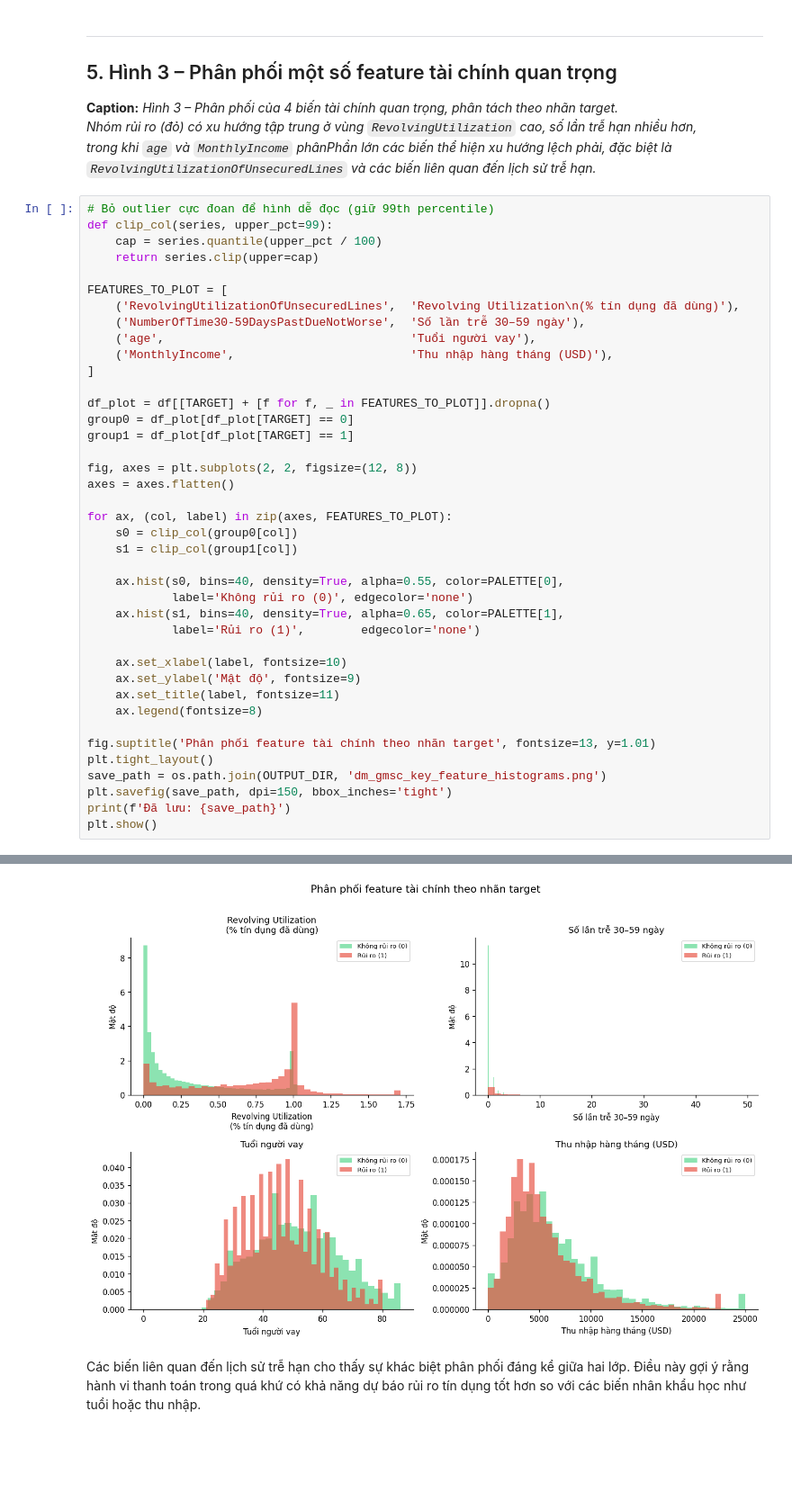
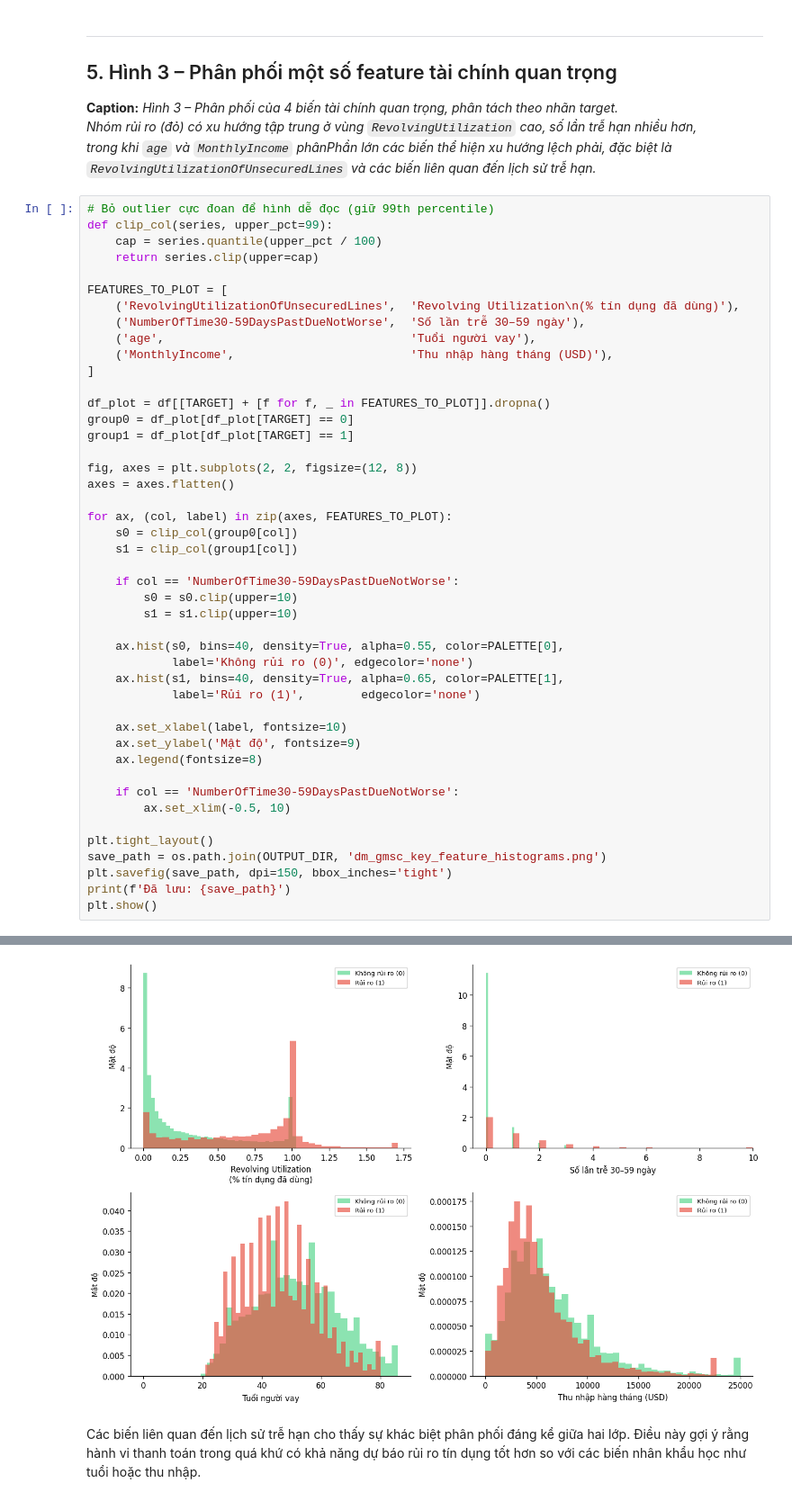
Before and after one commit to tadyuh76/data-mining-final, a Jupyter notebook: class_imbalance_eda.ipynb, the cells around one changed output, grey strips where cells are left out. Shown at 90% size. Cells and saved outputs as stored; diff of their text form; blank space fills up the shorter version.

Commit message:
update: revised default rate by 90 days late and key feature histograms

```diff
--- a/class_imbalance_eda.ipynb
+++ b/class_imbalance_eda.ipynb
@@ -223,36 +223,41 @@ FEATURES_TO_PLOT = [
     ('MonthlyIncome',                         'Thu nhập hàng tháng (USD)'),
 ]
 
 df_plot = df[[TARGET] + [f for f, _ in FEATURES_TO_PLOT]].dropna()
 group0 = df_plot[df_plot[TARGET] == 0]
 group1 = df_plot[df_plot[TARGET] == 1]
 
 fig, axes = plt.subplots(2, 2, figsize=(12, 8))
 axes = axes.flatten()
 
 for ax, (col, label) in zip(axes, FEATURES_TO_PLOT):
     s0 = clip_col(group0[col])
     s1 = clip_col(group1[col])
 
+    if col == 'NumberOfTime30-59DaysPastDueNotWorse':
+        s0 = s0.clip(upper=10)
+        s1 = s1.clip(upper=10)
+
     ax.hist(s0, bins=40, density=True, alpha=0.55, color=PALETTE[0],
             label='Không rủi ro (0)', edgecolor='none')
     ax.hist(s1, bins=40, density=True, alpha=0.65, color=PALETTE[1],
             label='Rủi ro (1)',        edgecolor='none')
 
     ax.set_xlabel(label, fontsize=10)
     ax.set_ylabel('Mật độ', fontsize=9)
-    ax.set_title(label, fontsize=11)
     ax.legend(fontsize=8)
 
-fig.suptitle('Phân phối feature tài chính theo nhãn target', fontsize=13, y=1.01)
+    if col == 'NumberOfTime30-59DaysPastDueNotWorse':
+        ax.set_xlim(-0.5, 10)
+
 plt.tight_layout()
 save_path = os.path.join(OUTPUT_DIR, 'dm_gmsc_key_feature_histograms.png')
 plt.savefig(save_path, dpi=150, bbox_inches='tight')
 print(f'Đã lưu: {save_path}')
 plt.show()
 # %% [output]
 Đã lưu: outputs\figures\dm_gmsc_key_feature_histograms.png
-[figure, old version]
+[figure, new version]
 # %% [markdown]
 Các biến liên quan đến lịch sử trễ hạn cho thấy sự khác biệt phân phối đáng kể giữa hai lớp. Điều này gợi ý rằng hành vi thanh toán trong quá khứ có khả năng dự báo rủi ro tín dụng tốt hơn so với các biến nhân khẩu học như tuổi hoặc thu nhập.
 # %% [markdown]
```
Also changed, not shown: parts of 1 cell of this notebook, 2 other files.
